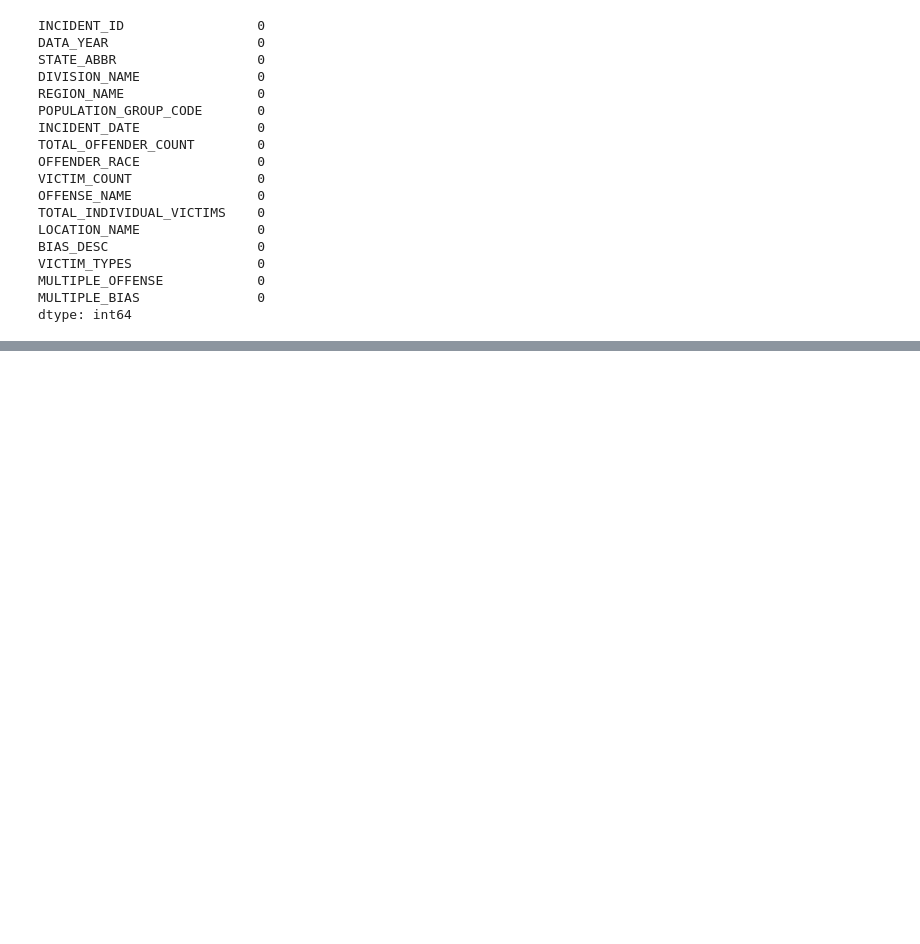
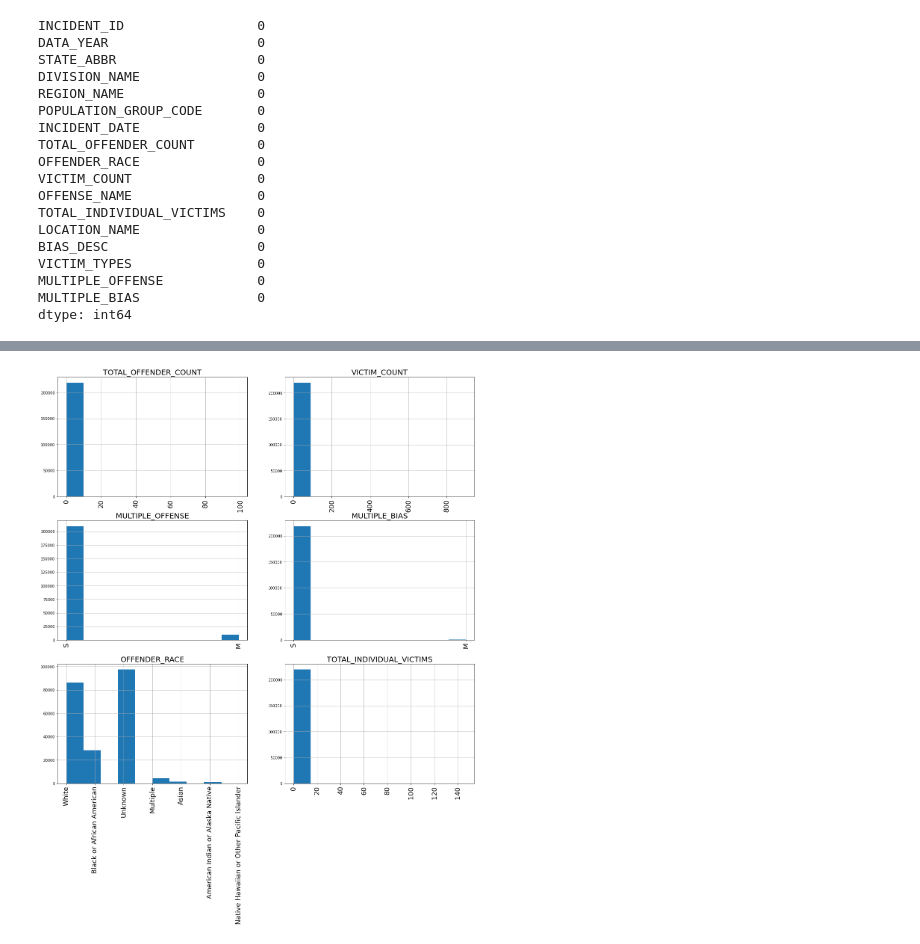
Before and after one commit to CEsperance/Final_Project, a Jupyter notebook: AS_notebook.ipynb, the cells around one changed output, grey strips where cells are left out. Saved outputs shown, nothing was run; the diff lists cells and outputs as text; code cells hidden in the pictures; blank space fills up the shorter version.

```diff
--- a/AS_notebook.ipynb
+++ b/AS_notebook.ipynb
@@ -242,0 +270,41 @@ plt.show()
+# %%
+# OFFENDER / VICTIM DATA EXPLORATION
+
+fig, axes = plt.subplots(nrows=3, ncols=2, figsize=(20,20))
+
+hate_crime['TOTAL_OFFENDER_COUNT'].hist(ax=axes[0,0])
+plt.sca(axes[0,0])
+plt.xticks(rotation='vertical', fontsize=18)
+plt.title('TOTAL_OFFENDER_COUNT', fontsize=20)
+
+hate_crime['VICTIM_COUNT'].hist(ax=axes[0,1])
+plt.sca(axes[0,1])
+plt.xticks(rotation='vertical', fontsize=18)
+plt.title('VICTIM_COUNT', fontsize=20)
+
+
+hate_crime['MULTIPLE_OFFENSE'].hist(ax=axes[1,0])
+plt.sca(axes[1,0])
+plt.xticks(rotation='vertical', fontsize=18)
+plt.title('MULTIPLE_OFFENSE', fontsize=20)
+
+hate_crime['MULTIPLE_BIAS'].hist(ax=axes[1,1])
+plt.sca(axes[1,1])
+plt.xticks(rotation='vertical', fontsize=18)
+plt.title('MULTIPLE_BIAS', fontsize=20)
+
+
+hate_crime['OFFENDER_RACE'].hist(ax=axes[2,0])
+plt.sca(axes[2,0])
+plt.xticks(rotation='vertical', fontsize=18)
+plt.title('OFFENDER_RACE', fontsize=20)
+
+hate_crime['TOTAL_INDIVIDUAL_VICTIMS'].hist(ax=axes[2,1])
+plt.sca(axes[2,1])
+plt.xticks(rotation='vertical', fontsize=18)
+plt.title('TOTAL_INDIVIDUAL_VICTIMS', fontsize=20)
+
+
+plt.show()
+# %% [output]
+[figure, added]
```
Also changed, not shown: parts of 15 cells of this notebook.
